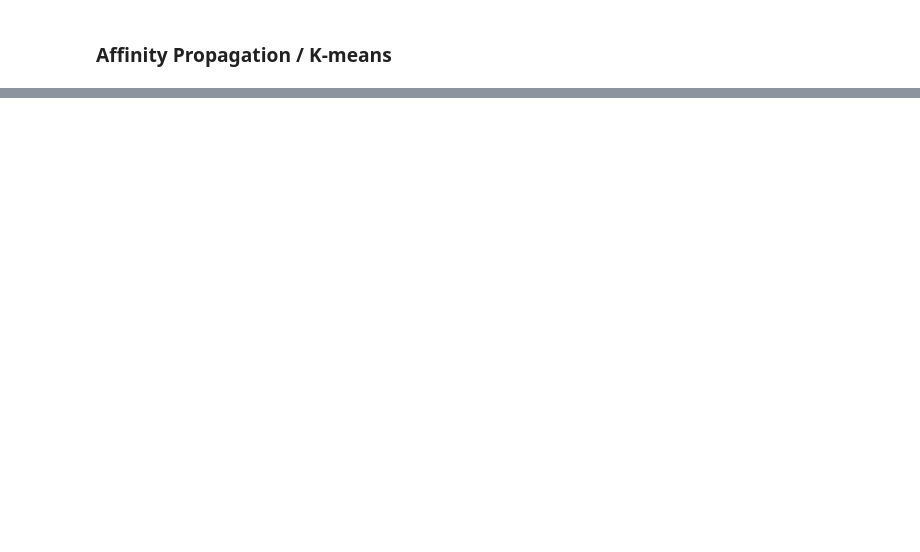
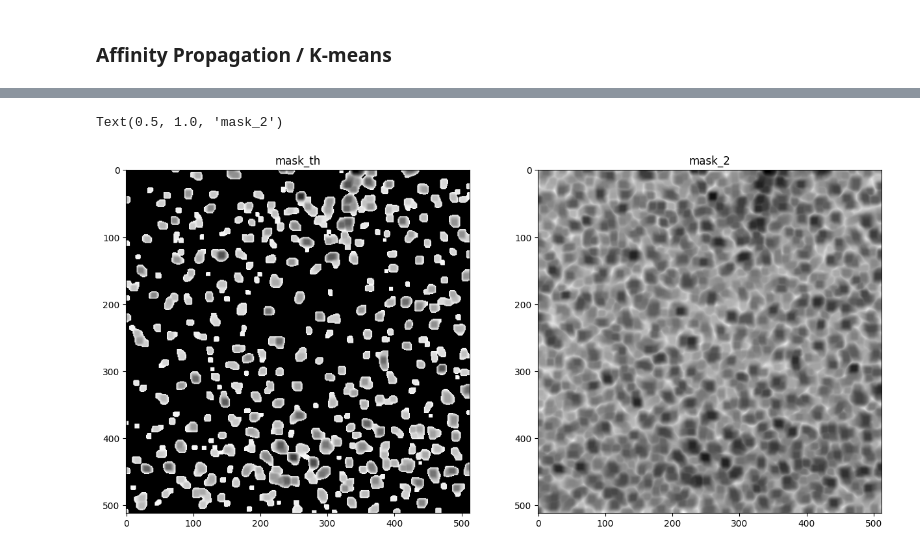
Before and after one commit to Jojo3235/tratamiento-imagense, a Jupyter notebook: Tratamiento de imagenes biomedicas/proyecto/practica.ipynb, the cells around one changed output, grey strips where cells are left out. Cells and saved outputs as stored; diff of their text form; code cells hidden in the pictures; blank space fills up the shorter version.

```diff
--- a/Tratamiento de imagenes biomedicas/proyecto/practica.ipynb
+++ b/Tratamiento de imagenes biomedicas/proyecto/practica.ipynb
@@ -176,0 +192,15 @@ labels = kmeans.labels_
+# %%
+# plt.subplot(1,2,1)
+# plt.imshow(min_img, cmap="gray")
+# plt.subplot(1,2,2)
+# plt.imshow(mask_th, cmap="gray")
+plt.figure(figsize=(15,15))
+plt.subplot(1,2,1)
+plt.imshow(new_min, cmap="gray")
+plt.title("mask_th")
+plt.subplot(1,2,2)
+plt.imshow(min_img, cmap="gray")
+plt.title("mask_2")
+# %% [output]
+Text(0.5, 1.0, 'mask_2')
+[figure, added]
```
Also changed, not shown: parts of 14 cells of this notebook, 1 other file.
